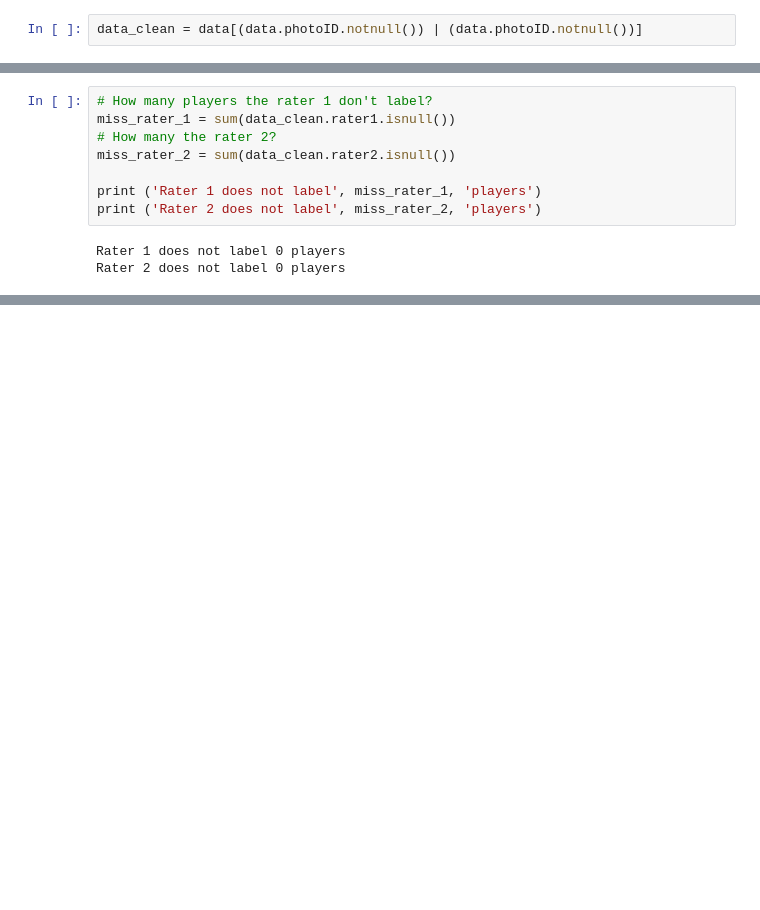
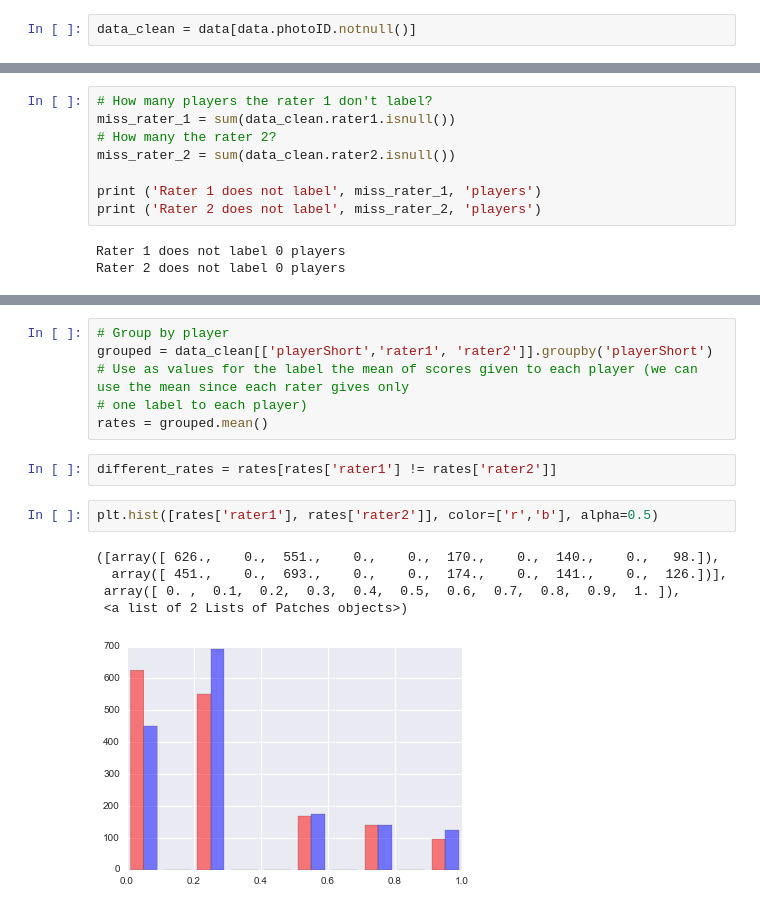
Before and after one commit to CriMenghini/ADA_Homeworks, a Jupyter notebook: Homework_4/Hw_4.ipynb, the cells around one changed output, grey strips where cells are left out. Cells and saved outputs as stored; diff of their text form; blank space fills up the shorter version.

Commit message:
[LABEL]

```diff
--- a/Homework_4/Hw_4.ipynb
+++ b/Homework_4/Hw_4.ipynb
@@ -39,7 +39,7 @@ Index(['playerShort', 'player', 'club', 'leagueCountry', 'birthday', 'height',
 ##### First clean of data
 According to the given information in the [data description](https://github.com/ADAEPFL/Homework/blob/master/04%20-%20Applied%20ML/DATA.md), we get rid off all the dyads that correspond to players whose picture is not available.
 # %%
-data_clean = data[(data.photoID.notnull()) | (data.photoID.notnull())]
+data_clean = data[data.photoID.notnull()]
 # %% [markdown]
 ##### Have a glance at the labels
 # %% [markdown]
@@ -95,0 +63,16 @@ data_clean[data_clean['rater1'] != data_clean['rater2']][['rater1', 'rater2']]
+# %%
+# Group by player
+grouped = data_clean[['playerShort','rater1', 'rater2']].groupby('playerShort')
+# Use as values for the label the mean of scores given to each player (we can use the mean since each rater gives only
+# one label to each player)
+rates = grouped.mean()
+# %%
+different_rates = rates[rates['rater1'] != rates['rater2']]
+# %%
+plt.hist([rates['rater1'], rates['rater2']], color=['r','b'], alpha=0.5)
+# %% [output]
+([array([ 626.,    0.,  551.,    0.,    0.,  170.,    0.,  140.,    0.,   98.]),
+  array([ 451.,    0.,  693.,    0.,    0.,  174.,    0.,  141.,    0.,  126.])],
+ array([ 0. ,  0.1,  0.2,  0.3,  0.4,  0.5,  0.6,  0.7,  0.8,  0.9,  1. ]),
+ <a list of 2 Lists of Patches objects>)
+[figure, added]
```
Also changed, not shown: parts of 15 cells of this notebook.
